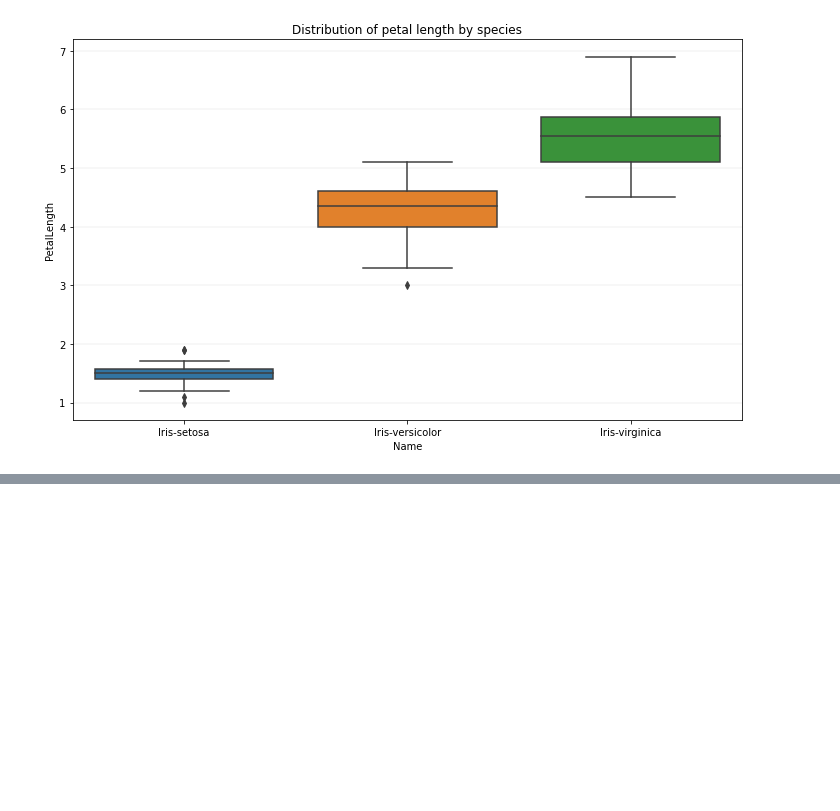
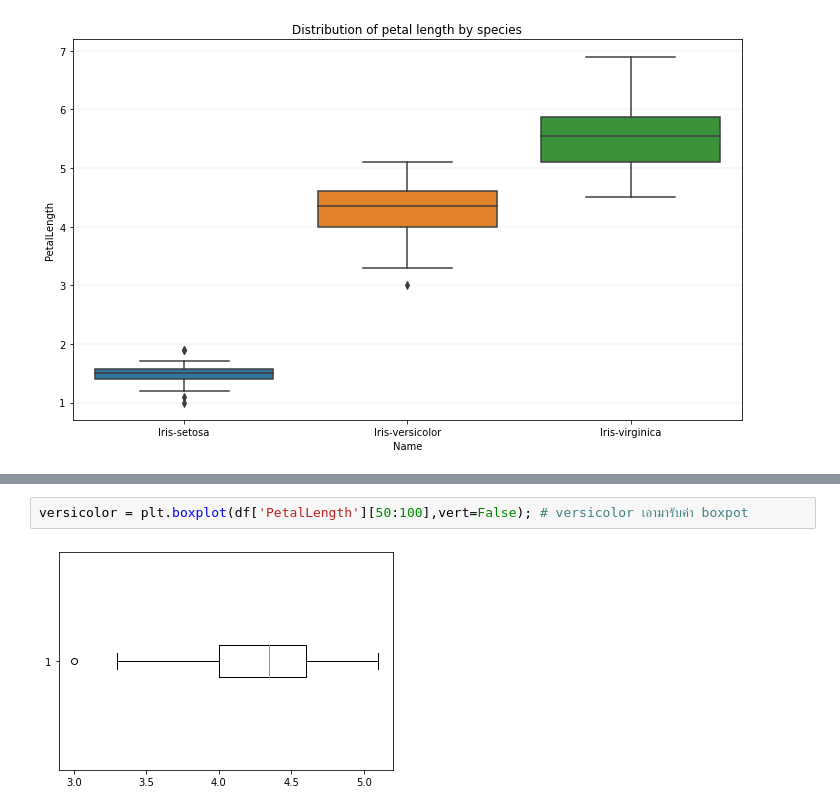
Before and after one commit to Jiraporn-klobrat/data_viz_2022, a Jupyter notebook: DataViz02_Data_Distribution.ipynb, the cells around one changed output, grey strips where cells are left out. Saved outputs shown, nothing was run; the diff lists cells and outputs as text; blank space fills up the shorter version.

```diff
--- a/DataViz02_Data_Distribution.ipynb
+++ b/DataViz02_Data_Distribution.ipynb
@@ -413,0 +443,4 @@ plt.title('Distribution of petal length by species');
+# %%
+versicolor = plt.boxplot(df['PetalLength'][50:100],vert=False); # versicolor เอามารับค่า boxpot
+# %% [output]
+[figure, added]
```
Also changed, not shown: parts of 12 cells of this notebook.
